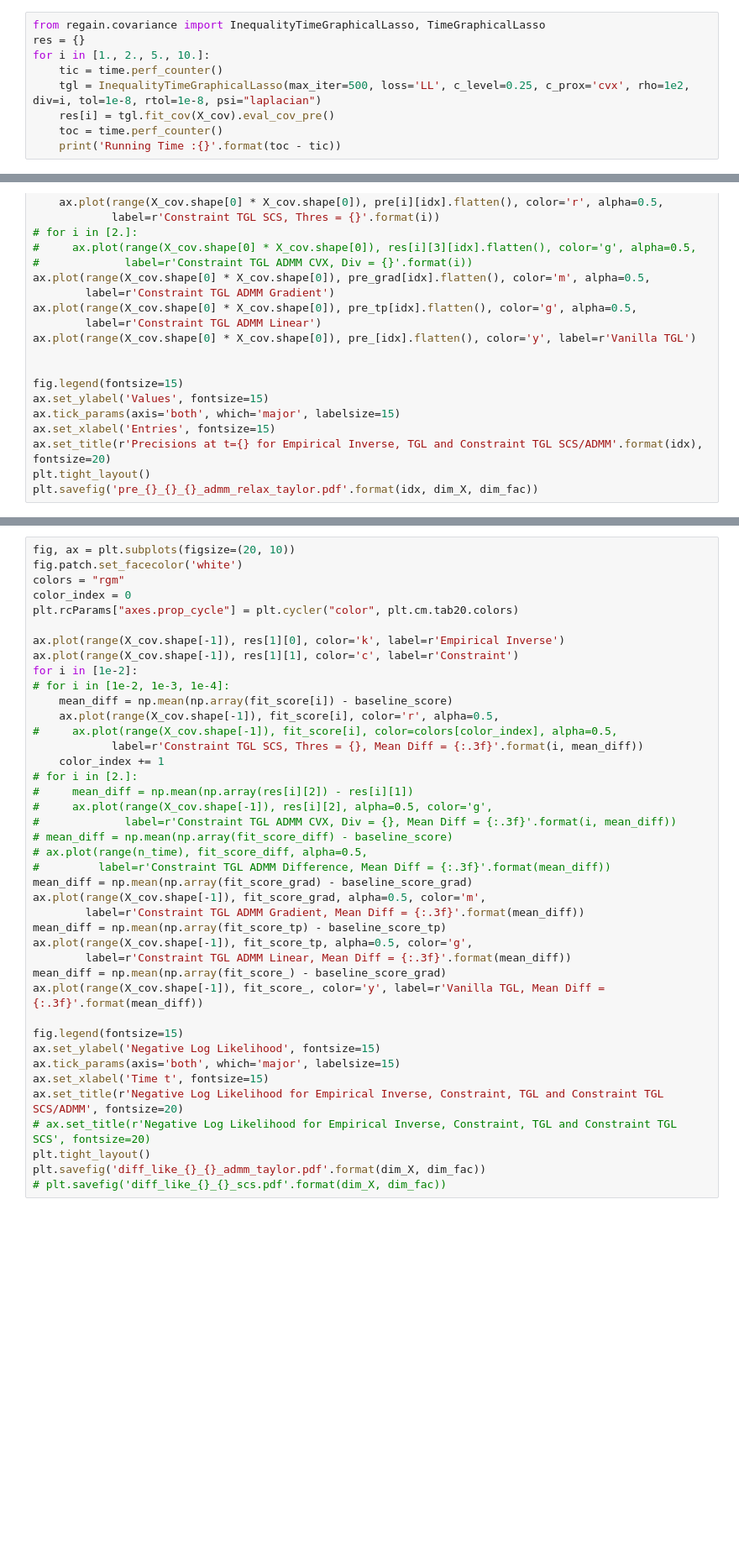
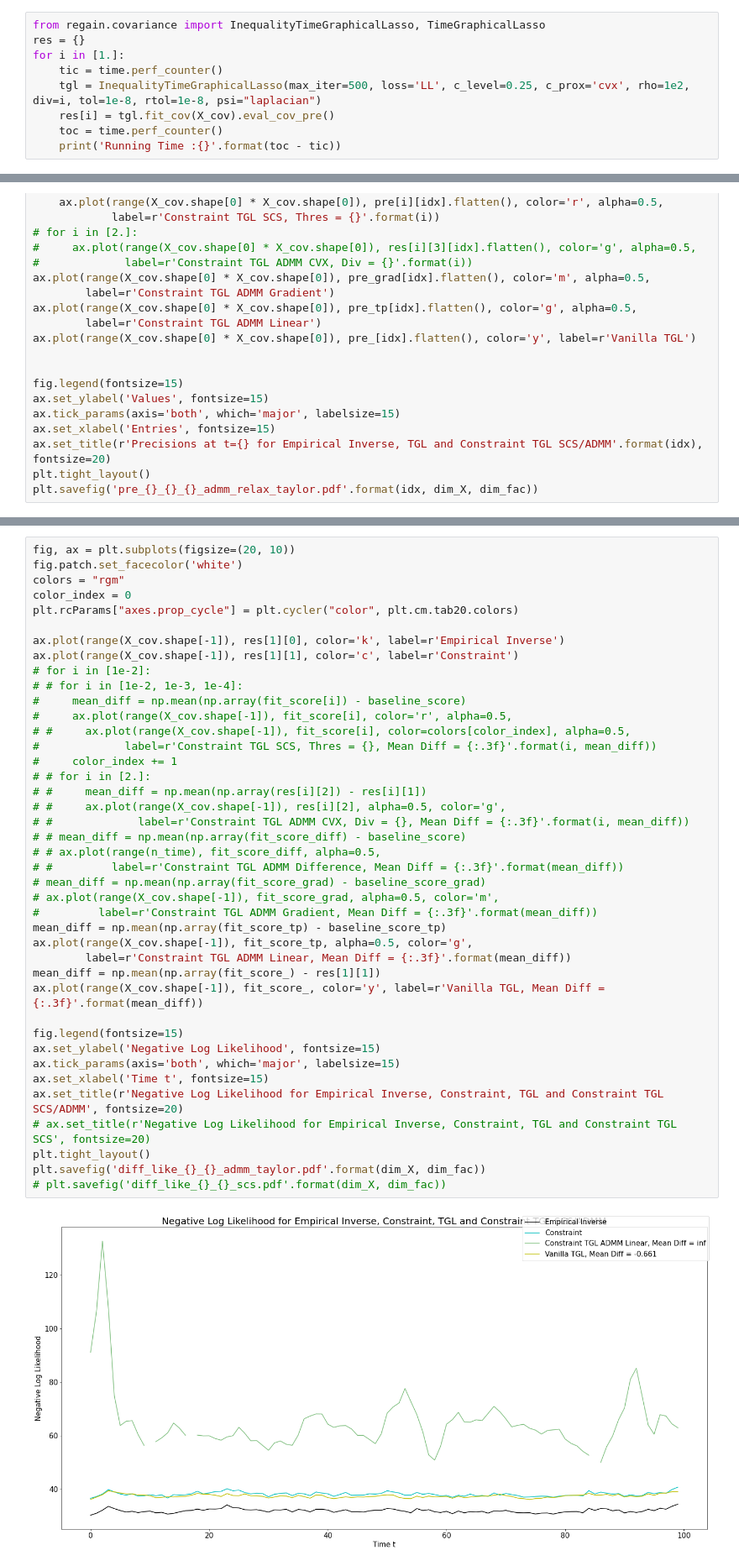
Before and after one commit to atechnicolorskye/post_sum, a Jupyter notebook: regain/inequality_constraint_cvxpy.ipynb, the cells around one changed output, grey strips where cells are left out. Shown at 84% size. Saved outputs shown, nothing was run; the diff lists cells and outputs as text; blank space fills up the shorter version.

```diff
--- a/regain/inequality_constraint_cvxpy.ipynb
+++ b/regain/inequality_constraint_cvxpy.ipynb
@@ -53,7 +50,7 @@ X_cov = X_cov[:, :, :, :3]
 # %%
 from regain.covariance import InequalityTimeGraphicalLasso, TimeGraphicalLasso
 res = {}
-for i in [1., 2., 5., 10.]:
+for i in [1.]:
     tic = time.perf_counter()
     tgl = InequalityTimeGraphicalLasso(max_iter=500, loss='LL', c_level=0.25, c_prox='cvx', rho=1e2, div=i, tol=1e-8, rtol=1e-8, psi="laplacian")
     res[i] = tgl.fit_cov(X_cov).eval_cov_pre()
@@ -254,44 +224,46 @@ plt.savefig('pre_emp_diff_hist_{}_{}_taylor.pdf'.format(dim_X, dim_fac))
 # %%
 fig, ax = plt.subplots(figsize=(20, 10))
 fig.patch.set_facecolor('white')
 colors = "rgm"
 color_index = 0
 plt.rcParams["axes.prop_cycle"] = plt.cycler("color", plt.cm.tab20.colors)
 
 ax.plot(range(X_cov.shape[-1]), res[1][0], color='k', label=r'Empirical Inverse')
 ax.plot(range(X_cov.shape[-1]), res[1][1], color='c', label=r'Constraint')
-for i in [1e-2]:
-# for i in [1e-2, 1e-3, 1e-4]:
-    mean_diff = np.mean(np.array(fit_score[i]) - baseline_score)
-    ax.plot(range(X_cov.shape[-1]), fit_score[i], color='r', alpha=0.5,
-#     ax.plot(range(X_cov.shape[-1]), fit_score[i], color=colors[color_index], alpha=0.5,
-            label=r'Constraint TGL SCS, Thres = {}, Mean Diff = {:.3f}'.format(i, mean_diff))
-    color_index += 1
-# for i in [2.]:
-#     mean_diff = np.mean(np.array(res[i][2]) - res[i][1])
-#     ax.plot(range(X_cov.shape[-1]), res[i][2], alpha=0.5, color='g',
-#             label=r'Constraint TGL ADMM CVX, Div = {}, Mean Diff = {:.3f}'.format(i, mean_diff))
-# mean_diff = np.mean(np.array(fit_score_diff) - baseline_score)
-# ax.plot(range(n_time), fit_score_diff, alpha=0.5,
-#         label=r'Constraint TGL ADMM Difference, Mean Diff = {:.3f}'.format(mean_diff))
-mean_diff = np.mean(np.array(fit_score_grad) - baseline_score_grad)
-ax.plot(range(X_cov.shape[-1]), fit_score_grad, alpha=0.5, color='m',
-        label=r'Constraint TGL ADMM Gradient, Mean Diff = {:.3f}'.format(mean_diff))
+# for i in [1e-2]:
+# # for i in [1e-2, 1e-3, 1e-4]:
+#     mean_diff = np.mean(np.array(fit_score[i]) - baseline_score)
+#     ax.plot(range(X_cov.shape[-1]), fit_score[i], color='r', alpha=0.5,
+# #     ax.plot(range(X_cov.shape[-1]), fit_score[i], color=colors[color_index], alpha=0.5,
+#             label=r'Constraint TGL SCS, Thres = {}, Mean Diff = {:.3f}'.format(i, mean_diff))
+#     color_index += 1
+# # for i in [2.]:
+# #     mean_diff = np.mean(np.array(res[i][2]) - res[i][1])
+# #     ax.plot(range(X_cov.shape[-1]), res[i][2], alpha=0.5, color='g',
+# #             label=r'Constraint TGL ADMM CVX, Div = {}, Mean Diff = {:.3f}'.format(i, mean_diff))
+# # mean_diff = np.mean(np.array(fit_score_diff) - baseline_score)
+# # ax.plot(range(n_time), fit_score_diff, alpha=0.5,
+# #         label=r'Constraint TGL ADMM Difference, Mean Diff = {:.3f}'.format(mean_diff))
+# mean_diff = np.mean(np.array(fit_score_grad) - baseline_score_grad)
+# ax.plot(range(X_cov.shape[-1]), fit_score_grad, alpha=0.5, color='m',
+#         label=r'Constraint TGL ADMM Gradient, Mean Diff = {:.3f}'.format(mean_diff))
 mean_diff = np.mean(np.array(fit_score_tp) - baseline_score_tp)
 ax.plot(range(X_cov.shape[-1]), fit_score_tp, alpha=0.5, color='g',
         label=r'Constraint TGL ADMM Linear, Mean Diff = {:.3f}'.format(mean_diff))
-mean_diff = np.mean(np.array(fit_score_) - baseline_score_grad)
+mean_diff = np.mean(np.array(fit_score_) - res[1][1])
 ax.plot(range(X_cov.shape[-1]), fit_score_, color='y', label=r'Vanilla TGL, Mean Diff = {:.3f}'.format(mean_diff))
 
 fig.legend(fontsize=15)
 ax.set_ylabel('Negative Log Likelihood', fontsize=15)
 ax.tick_params(axis='both', which='major', labelsize=15)
 ax.set_xlabel('Time t', fontsize=15)
 ax.set_title(r'Negative Log Likelihood for Empirical Inverse, Constraint, TGL and Constraint TGL SCS/ADMM', fontsize=20)
 # ax.set_title(r'Negative Log Likelihood for Empirical Inverse, Constraint, TGL and Constraint TGL SCS', fontsize=20)
 plt.tight_layout()
 plt.savefig('diff_like_{}_{}_admm_taylor.pdf'.format(dim_X, dim_fac))
 # plt.savefig('diff_like_{}_{}_scs.pdf'.format(dim_X, dim_fac))
+# %% [output]
+[figure, added]
 # %%
 fig, ax = plt.subplots(figsize=(20, 10))
 fig.patch.set_facecolor('white')
```
Also changed, not shown: parts of 9 cells of this notebook, 4 other files.
